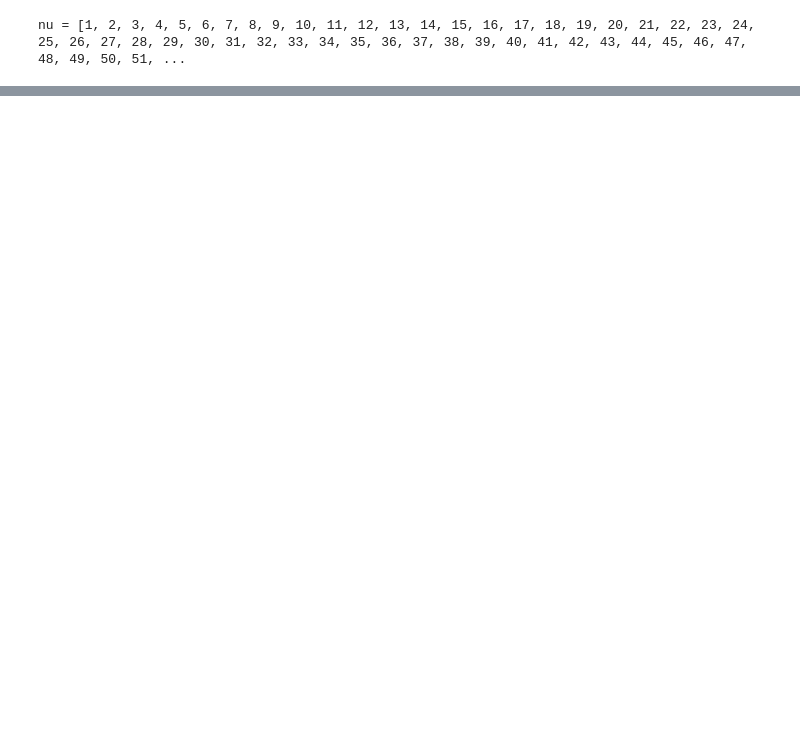
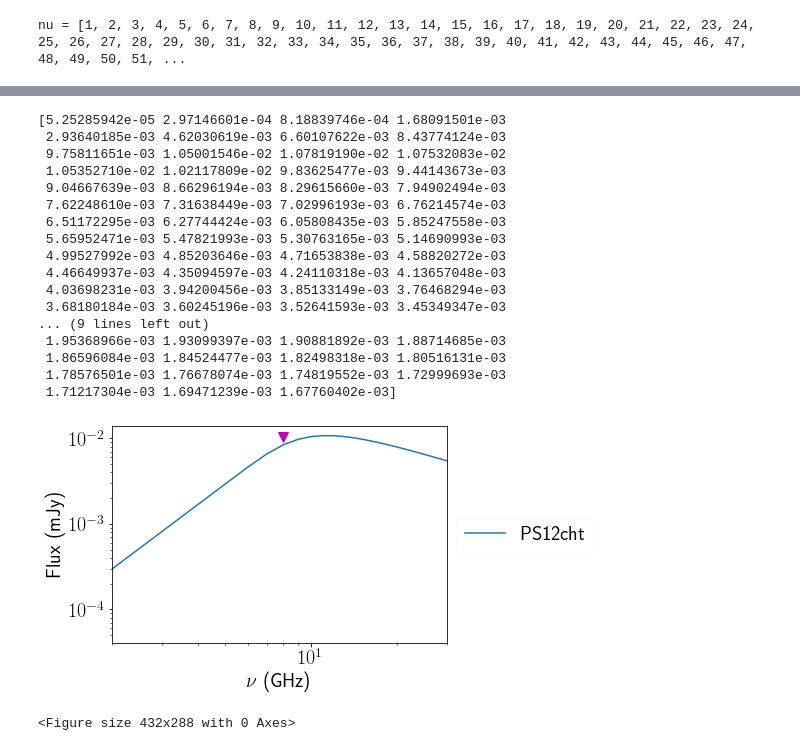
Before and after one commit to ibikadaeze/ast1501, a Jupyter notebook: synsnmodel.ipynb, the cells around one changed output, grey strips where cells are left out. Drawn from its saved outputs; the diff is of its cells as text; code cells hidden in the pictures; blank space fills up the shorter version.

```diff
--- a/synsnmodel.ipynb
+++ b/synsnmodel.ipynb
@@ -62,0 +106,55 @@ plt.savefig('syn1.pdf')
+# %%
+#PS1-12cht
+#Synchrotron model of the fluxes
+import numpy as np
+plt.rc('text', usetex=True)
+
+t =  948.460801393727
+t_p =  948.460801393727 #days
+nu =np.arange(1, 100, dtype=float)
+nu_p = 10 #GHz
+F_nup = 0.0105 #mjansky 2.72E-05
+m = 0.88 #using stAandard model
+p = 3.0 #using standard model
+a = (2*m)+0.5
+b = (p+5-(6*m))/2
+
+F_nu = F_nup*1.582*(t/t_p)**a*(nu/nu_p)**(5/2)*(1-np.exp(-(t/t_p)**(-(a+b))*(nu/nu_p)**(-(p+4)/2)))
+
+print(F_nu)
+
+plt.rcParams.update({'font.size': 20})
+plt.figure()
+#plt.ylim(0.0001400,0.01570)
+plt.xlim(2, 30)
+plt.xscale('log')
+plt.yscale('log')
+ax=plt.subplot(111)
+plt.plot(8,0.0105, 'mv', markersize=10)
+plt.plot(nu,F_nu, label ='PS12cht')
+plt.xlabel(r'$\nu$ (GHz)', fontsize=20) #Log$_{10}$ t$_{rest}$(days)($\u03BD$ /5 GHz)', fontsize=14)
+plt.ylabel('Flux (mJy)', fontsize=20) #Log$_{10}$ Luminosity (erg $s^{-1}$ $Hz^{-1}$)', fontsize =14)
+plt.legend(frameon=True, framealpha=0.1, loc='center left', bbox_to_anchor=(1, 0.5))
+#ax.legend(loc='center left', bbox_to_anchor=(1, 0.5))
+plt.show()
+plt.savefig('synPS12cht.pdf')
+# %% [output]
+[5.25285942e-05 2.97146601e-04 8.18839746e-04 1.68091501e-03
+ 2.93640185e-03 4.62030619e-03 6.60107622e-03 8.43774124e-03
+ 9.75811651e-03 1.05001546e-02 1.07819190e-02 1.07532083e-02
+ 1.05352710e-02 1.02117809e-02 9.83625477e-03 9.44143673e-03
+ 9.04667639e-03 8.66296194e-03 8.29615660e-03 7.94902494e-03
+ 7.62248610e-03 7.31638449e-03 7.02996193e-03 6.76214574e-03
+ 6.51172295e-03 6.27744424e-03 6.05808435e-03 5.85247558e-03
+ 5.65952471e-03 5.47821993e-03 5.30763165e-03 5.14690993e-03
+ 4.99527992e-03 4.85203646e-03 4.71653838e-03 4.58820272e-03
+ 4.46649937e-03 4.35094597e-03 4.24110318e-03 4.13657048e-03
+ 4.03698231e-03 3.94200456e-03 3.85133149e-03 3.76468294e-03
+ 3.68180184e-03 3.60245196e-03 3.52641593e-03 3.45349347e-03
+... (9 lines left out)
+ 1.95368966e-03 1.93099397e-03 1.90881892e-03 1.88714685e-03
+ 1.86596084e-03 1.84524477e-03 1.82498318e-03 1.80516131e-03
+ 1.78576501e-03 1.76678074e-03 1.74819552e-03 1.72999693e-03
+ 1.71217304e-03 1.69471239e-03 1.67760402e-03]
+[figure, added]
+<Figure size 432x288 with 0 Axes>
```
Also changed, not shown: parts of 51 cells of this notebook.
